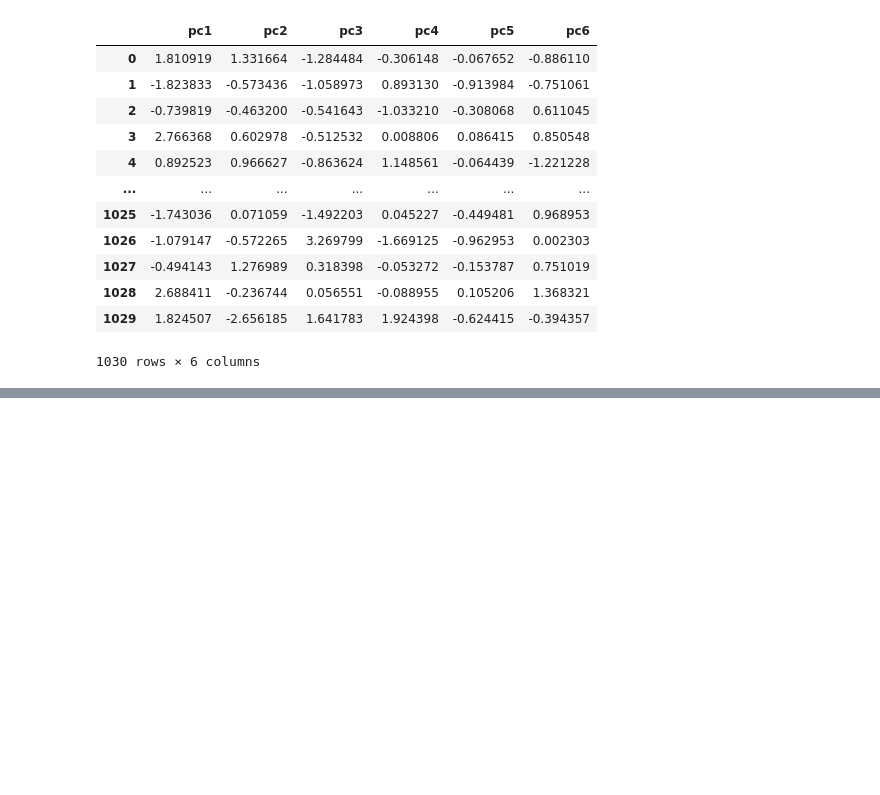
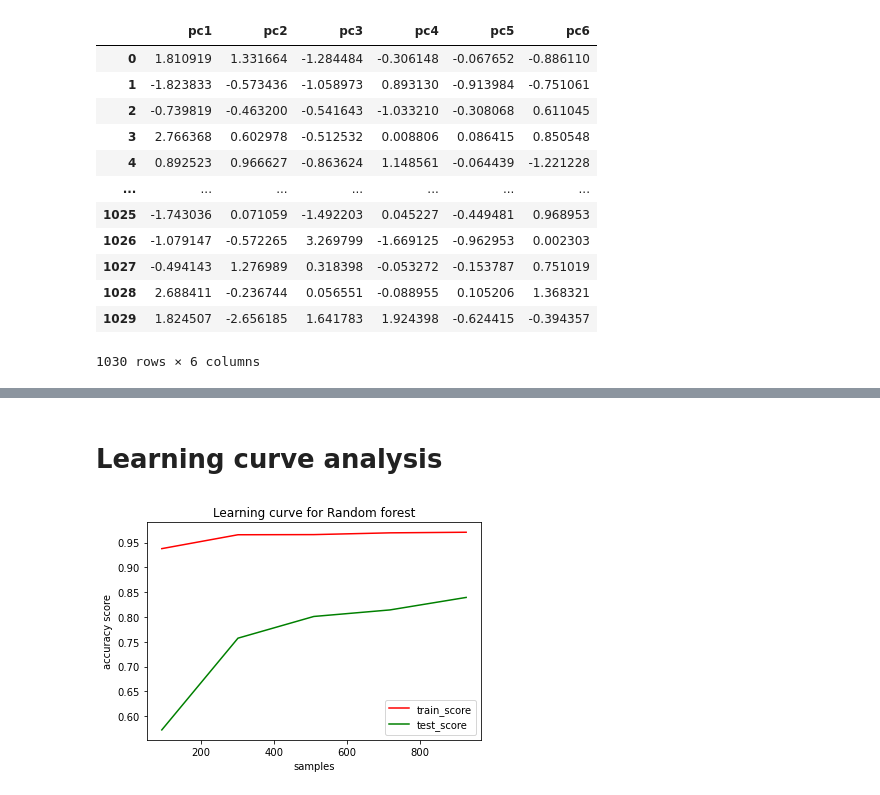
Before and after one commit to sunilkonatham/basicPythonForDataScience, a Jupyter notebook: Capstone/Cement_mixing_capstone.ipynb, the cells around one changed output, grey strips where cells are left out. Cells and saved outputs as stored; diff of their text form; code cells hidden in the pictures; blank space fills up the shorter version.

```diff
--- a/Capstone/Cement_mixing_capstone.ipynb
+++ b/Capstone/Cement_mixing_capstone.ipynb
@@ -702,0 +732,2 @@ cv_score_tuned(clustered_df.drop('strength', axis=1), clustered_df[['strength']]
+# %%
+temp_df = clustered_df[['age', 'cement', 'coarseagg', 'water']]
@@ -702,0 +748,19 @@ cv_score_tuned(clustered_df.drop('strength', axis=1), clustered_df[['strength']]
+# %% [markdown]
+# Learning curve analysis
+# %%
+def learning_curve_analysis(model_name, estimator, x, y):
+    train_size, train_score, test_score = learning_curve(estimator, X=x, y=y, cv=10)
+    train_score_mean = np.mean(train_score, axis=1)
+    test_score_mean = np.mean(test_score, axis=1)
+    plt.plot(train_size, train_score_mean, color='red')
+    plt.plot(train_size, test_score_mean, color='green')
+    plt.xlabel('samples')
+    plt.ylabel('accuracy score')
+    plt.title('Learning curve for '+model_name)
+    plt.legend(['train_score', 'test_score'])
+# %%
+x, y=temp_df,clustered_df[['strength']]
+# %%
+learning_curve_analysis('Random forest', RandomForestRegressor(), x, y)
+# %% [output]
+[figure, added]
```
Also changed, not shown: parts of 45 cells of this notebook.
